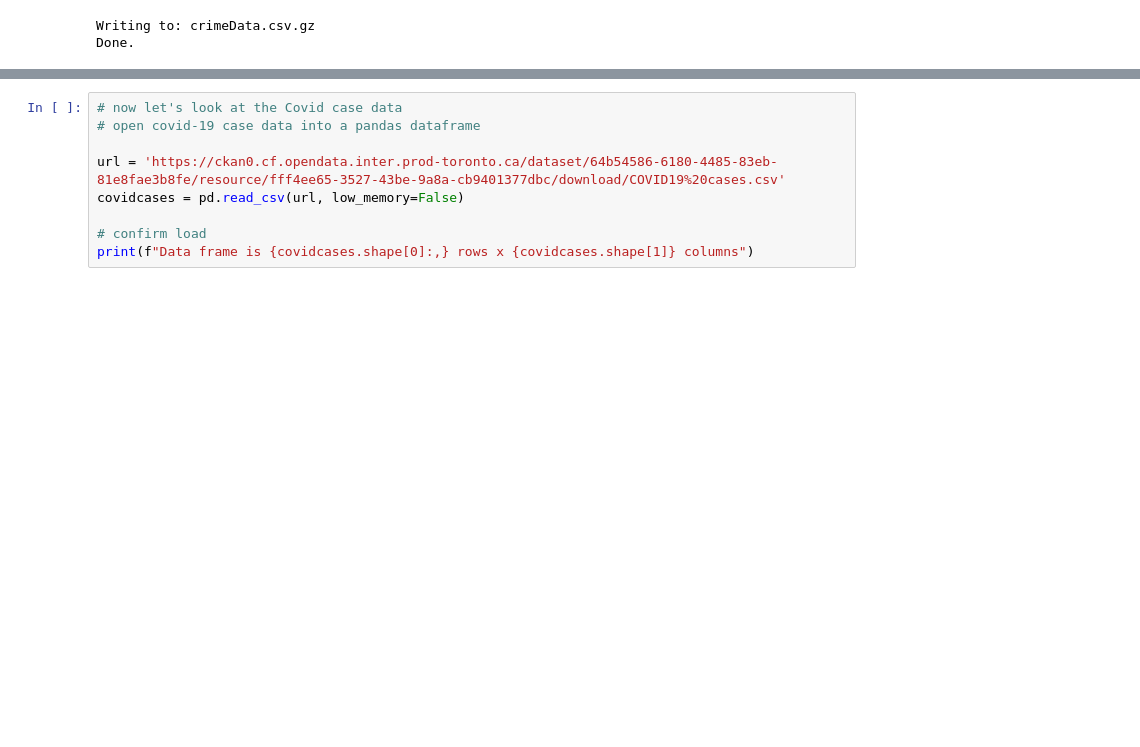
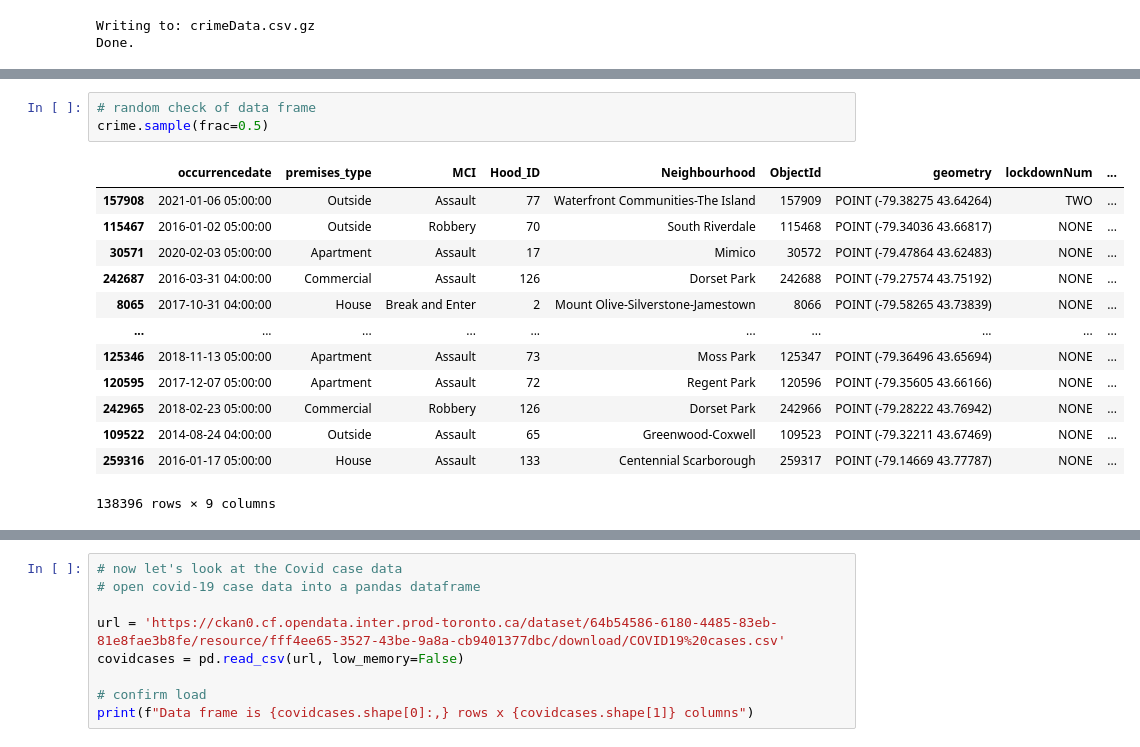
Before and after one commit to MattKavanaugh/dcsa_grp_project, a Jupyter notebook: eda_and_cleaning.ipynb, the cells around one changed output, grey strips where cells are left out. Saved outputs shown, nothing was run; the diff lists cells and outputs as text; blank space fills up the shorter version.

```diff
--- a/eda_and_cleaning.ipynb
+++ b/eda_and_cleaning.ipynb
@@ -494,0 +632,17 @@ Done.
+# %%
+# random check of data frame
+crime.sample(frac=0.5)
+# %% [output]
+|  | occurrencedate | premises_type | MCI | Hood_ID | Neighbourhood | ObjectId | geometry | lockdownNum | ... |
+| 157908 | 2021-01-06 05:00:00 | Outside | Assault | 77 | Waterfront Communities-The Island | 157909 | POINT (-79.38275 43.64264) | TWO | ... |
+| 115467 | 2016-01-02 05:00:00 | Outside | Robbery | 70 | South Riverdale | 115468 | POINT (-79.34036 43.66817) | NONE | ... |
+| 30571 | 2020-02-03 05:00:00 | Apartment | Assault | 17 | Mimico | 30572 | POINT (-79.47864 43.62483) | NONE | ... |
+| 242687 | 2016-03-31 04:00:00 | Commercial | Assault | 126 | Dorset Park | 242688 | POINT (-79.27574 43.75192) | NONE | ... |
+| 8065 | 2017-10-31 04:00:00 | House | Break and Enter | 2 | Mount Olive-Silverstone-Jamestown | 8066 | POINT (-79.58265 43.73839) | NONE | ... |
+| ... | ... | ... | ... | ... | ... | ... | ... | ... | ... |
+| 125346 | 2018-11-13 05:00:00 | Apartment | Assault | 73 | Moss Park | 125347 | POINT (-79.36496 43.65694) | NONE | ... |
+| 120595 | 2017-12-07 05:00:00 | Apartment | Assault | 72 | Regent Park | 120596 | POINT (-79.35605 43.66166) | NONE | ... |
+| 242965 | 2018-02-23 05:00:00 | Commercial | Robbery | 126 | Dorset Park | 242966 | POINT (-79.28222 43.76942) | NONE | ... |
+| 109522 | 2014-08-24 04:00:00 | Outside | Assault | 65 | Greenwood-Coxwell | 109523 | POINT (-79.32211 43.67469) | NONE | ... |
+| 259316 | 2016-01-17 05:00:00 | House | Assault | 133 | Centennial Scarborough | 259317 | POINT (-79.14669 43.77787) | NONE | ... |
+138396 rows × 9 columns
```
Also changed, not shown: parts of 66 cells of this notebook, 6 other files.
